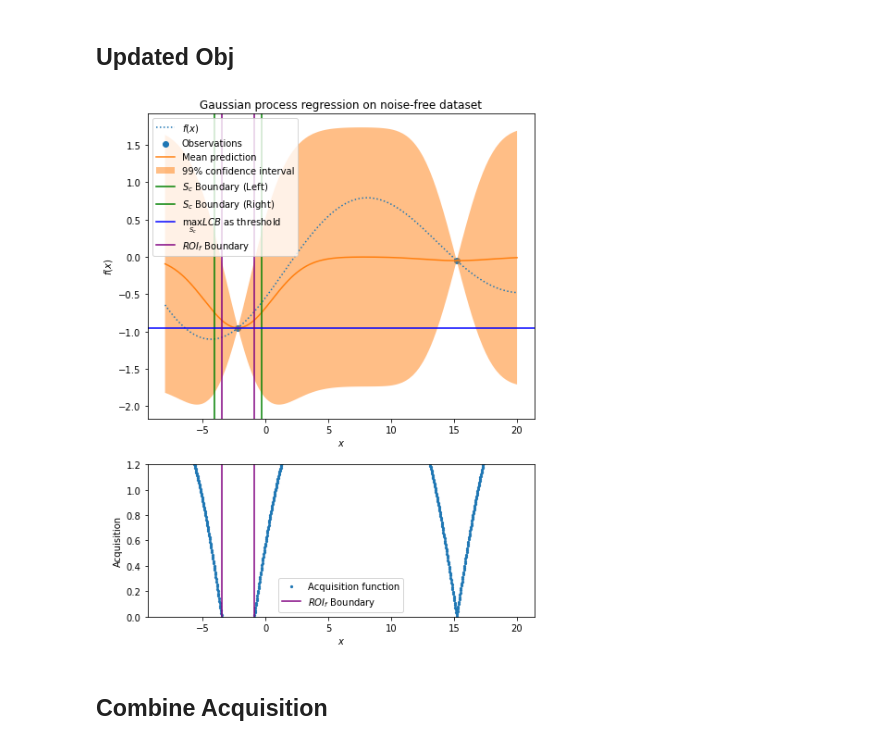
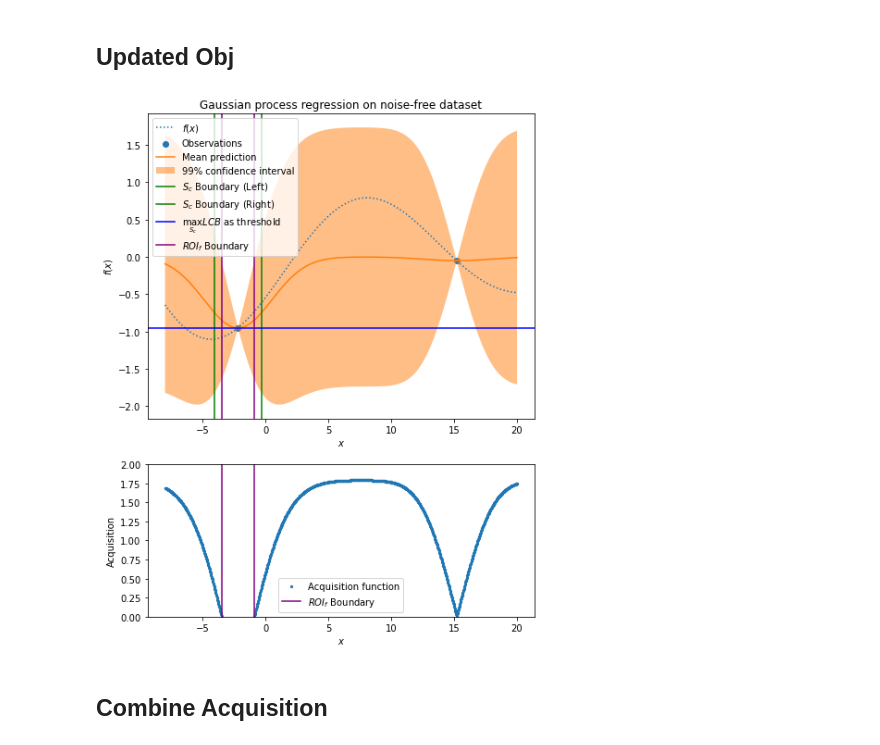
Before and after one commit to SchroDeCat/ConstrainedBO, a Jupyter notebook: visualize_cbo_pipeline.ipynb, the cells around one changed output. Saved outputs shown, nothing was run; the diff lists cells and outputs as text; code cells hidden in the pictures.

```diff
--- a/visualize_cbo_pipeline.ipynb
+++ b/visualize_cbo_pipeline.ipynb
@@ -231,35 +231,35 @@ plt.fill_between(
     label=r"99% confidence interval",
 )
 # label = r'$S_c$ Boundary'
 sci_lb, sci_rb = min(X[lcb_c_idx]), max(X[lcb_c_idx])
 plt.axvline(x = sci_lb, color = 'green', label=r'$S_c$ Boundary (Left)')
 plt.axvline(x = sci_rb, color = 'green',  label=r'$S_c$ Boundary (Right)')
 sci_filter = np.logical_and(X >=sci_lb, X<=sci_rb).squeeze()
 lcb_max = lcb[sci_filter].max()
 plt.axhline(y = lcb_max, color = 'blue', linestyle = '-', label=r'$\max_{S_c}{LCB}$ as threshold')
 
 #label = r'ROI_F Boundary"
 acq_f = ucb - lcb.max()
 ucb_f_idx = np.argsort(np.abs(acq_f[X.squeeze()< X_train[-1]]))[:2]
 plt.axvline(x = X[ucb_f_idx[0]], color = 'purple')
 plt.axvline(x = X[ucb_f_idx[1]], color = 'purple', label=r"$ROI_f$ Boundary")
 
 plt.legend()
 plt.xlabel("$x$")
 plt.ylabel("$f(x)$")
 _ = plt.title("Gaussian process regression on noise-free dataset")
 
 plt.subplot(2,1,2)
 plt.scatter(X, acq_f, label="Acquisition function", s=5)
 plt.axvline(x = X[ucb_f_idx[0]], color = 'purple')
 plt.axvline(x = X[ucb_f_idx[1]], color = 'purple', label=r"$ROI_f$ Boundary")
-plt.ylim(0, 1.2)
+plt.ylim(0, 2)
 plt.xlabel("$x$")
 plt.ylabel("Acquisition")
 plt.legend()
 plt.savefig('EG1D_F.png')
 # %% [output]
-[figure, old version]
+[figure, new version]
 # %% [markdown]
 ## Combine Acquisition
 # %%
```
Also changed, not shown: parts of 1 cell of this notebook, 1 other file.
